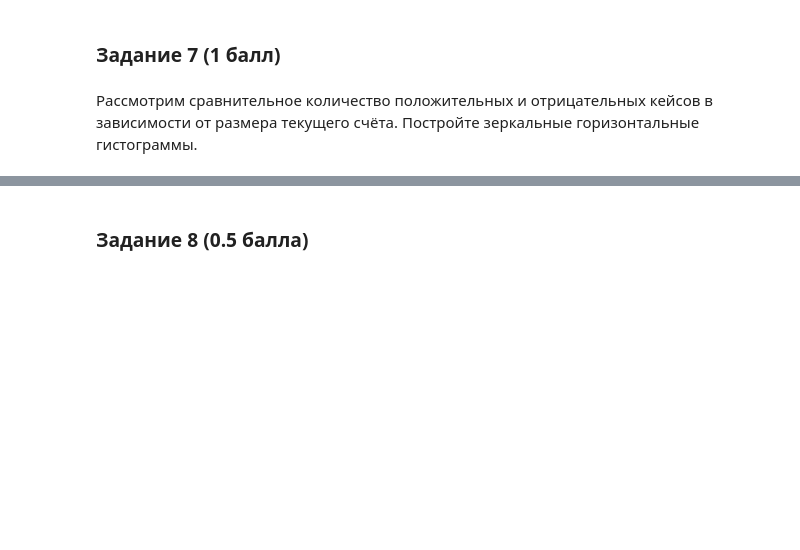
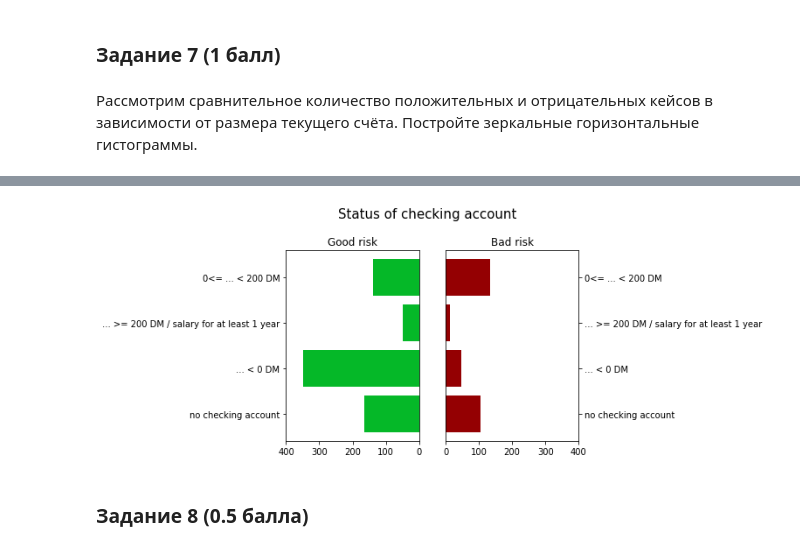
Before and after one commit to TyurinIvan/iad2021, a Jupyter notebook: hw3/hw03-EDA.ipynb, the cells around one changed output, grey strips where cells are left out. Saved outputs shown, nothing was run; the diff lists cells and outputs as text; code cells hidden in the pictures; blank space fills up the shorter version.

```diff
--- a/hw3/hw03-EDA.ipynb
+++ b/hw3/hw03-EDA.ipynb
@@ -168,3 +164,33 @@ plt.show()
+# %%
+# your code here
+fig = plt.figure()
+ax1 = fig.add_subplot(1,2,1)
+ax2 = fig.add_subplot(1,2,2)
+
+
+y = df['status'].unique()
+x1 = df[df['credit_risk'] == 'good'].groupby(['status'])['status'].count().values
+x2 = df[df['credit_risk'] ==  'bad'].groupby(['status'])['status'].count().values
+#print(x1, x2)
+ax1.barh(y, x1, color='#05b828')
+ax2.barh(y, x2, color='#940002')
+
+
+fig.suptitle('Status of checking account',
+             y = 1.05,
+             fontsize = 15)
+ax1.set_title('Good risk')
+ax2.set_title('Bad risk')
+
+xlim = (0, 400)
+ylim = (0, 100)
+ax1.set_xlim(xlim)
+ax2.set_xlim(xlim)
+ax1.invert_xaxis()
+ax2.yaxis.tick_right()
+plt.show()
+# %% [output]
+[figure, added]
 # %% [markdown]
 ### Задание 8  (0.5 балла)
 # %%
```
Also changed, not shown: parts of 10 cells of this notebook.
